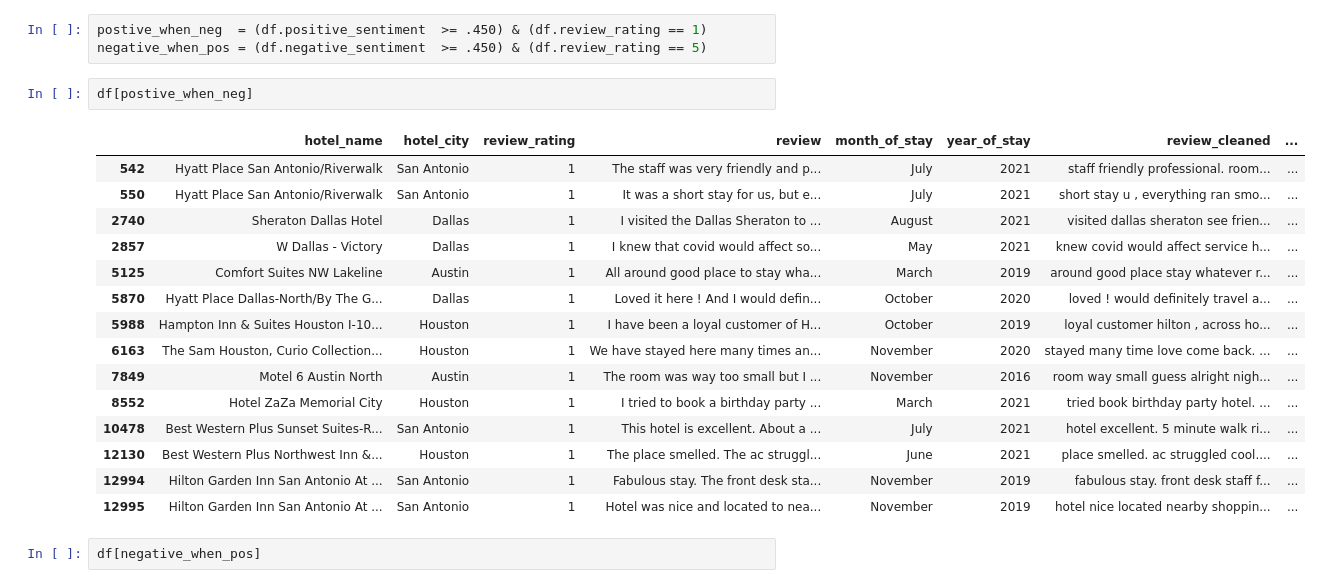
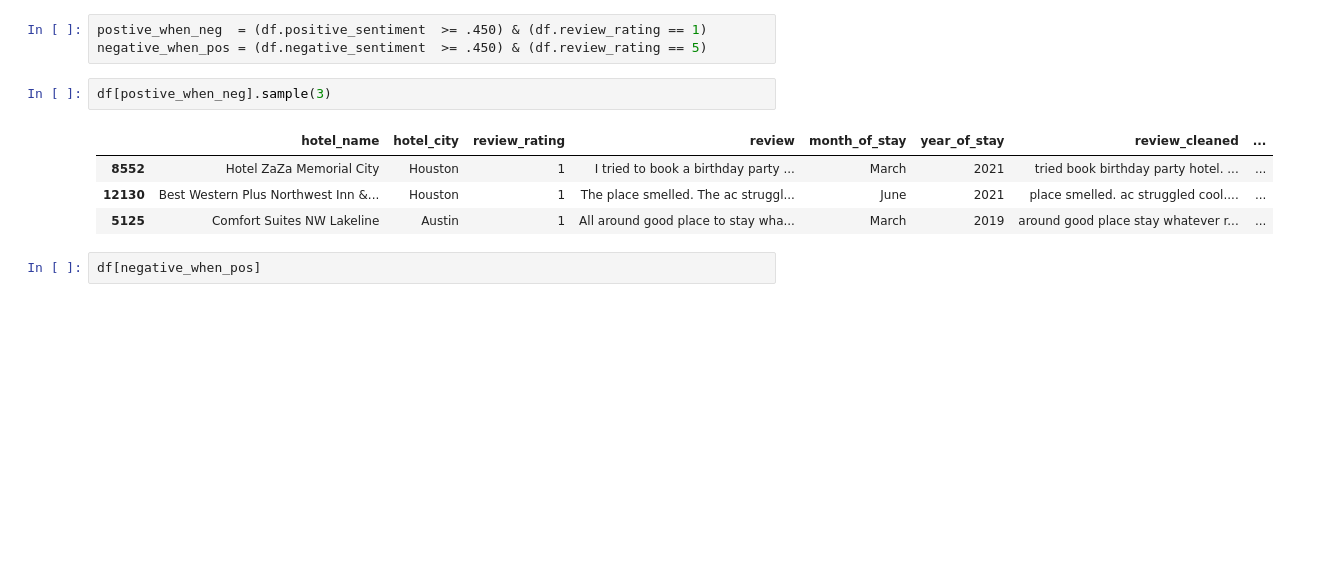
Before and after one commit to carterrxavier/Project_Rate_my_review, a Jupyter notebook: initial_notebook.ipynb, the cells around one changed output. Drawn from its saved outputs; the diff is of its cells as text; blank space fills up the shorter version.

```diff
--- a/initial_notebook.ipynb
+++ b/initial_notebook.ipynb
@@ -144,23 +139,12 @@ df
 postive_when_neg  = (df.positive_sentiment  >= .450) & (df.review_rating == 1)
 negative_when_pos = (df.negative_sentiment  >= .450) & (df.review_rating == 5)
 # %%
-df[postive_when_neg]
+df[postive_when_neg].sample(3)
 # %% [output]
 |  | hotel_name | hotel_city | review_rating | review | month_of_stay | year_of_stay | review_cleaned | ... |
-| 542 | Hyatt Place San Antonio/Riverwalk | San Antonio | 1 | The staff was very friendly and p... | July | 2021 | staff friendly professional. room... | ... |
-| 550 | Hyatt Place San Antonio/Riverwalk | San Antonio | 1 | It was a short stay for us, but e... | July | 2021 | short stay u , everything ran smo... | ... |
-| 2740 | Sheraton Dallas Hotel | Dallas | 1 | I visited the Dallas Sheraton to ... | August | 2021 | visited dallas sheraton see frien... | ... |
-| 2857 | W Dallas - Victory | Dallas | 1 | I knew that covid would affect so... | May | 2021 | knew covid would affect service h... | ... |
+| 8552 | Hotel ZaZa Memorial City | Houston | 1 | I tried to book a birthday party ... | March | 2021 | tried book birthday party hotel. ... | ... |
+| 12130 | Best Western Plus Northwest Inn &... | Houston | 1 | The place smelled. The ac struggl... | June | 2021 | place smelled. ac struggled cool.... | ... |
 | 5125 | Comfort Suites NW Lakeline | Austin | 1 | All around good place to stay wha... | March | 2019 | around good place stay whatever r... | ... |
-| 5870 | Hyatt Place Dallas-North/By The G... | Dallas | 1 | Loved it here ! And I would defin... | October | 2020 | loved ! would definitely travel a... | ... |
-| 5988 | Hampton Inn & Suites Houston I-10... | Houston | 1 | I have been a loyal customer of H... | October | 2019 | loyal customer hilton , across ho... | ... |
-| 6163 | The Sam Houston, Curio Collection... | Houston | 1 | We have stayed here many times an... | November | 2020 | stayed many time love come back. ... | ... |
-| 7849 | Motel 6 Austin North | Austin | 1 | The room was way too small but I ... | November | 2016 | room way small guess alright nigh... | ... |
-| 8552 | Hotel ZaZa Memorial City | Houston | 1 | I tried to book a birthday party ... | March | 2021 | tried book birthday party hotel. ... | ... |
-| 10478 | Best Western Plus Sunset Suites-R... | San Antonio | 1 | This hotel is excellent. About a ... | July | 2021 | hotel excellent. 5 minute walk ri... | ... |
-| 12130 | Best Western Plus Northwest Inn &... | Houston | 1 | The place smelled. The ac struggl... | June | 2021 | place smelled. ac struggled cool.... | ... |
-| 12994 | Hilton Garden Inn San Antonio At ... | San Antonio | 1 | Fabulous stay. The front desk sta... | November | 2019 | fabulous stay. front desk staff f... | ... |
-| 12995 | Hilton Garden Inn San Antonio At ... | San Antonio | 1 | Hotel was nice and located to nea... | November | 2019 | hotel nice located nearby shoppin... | ... |
 # %%
 df[negative_when_pos]
 # %% [output]
```
Also changed, not shown: parts of 16 cells of this notebook.
